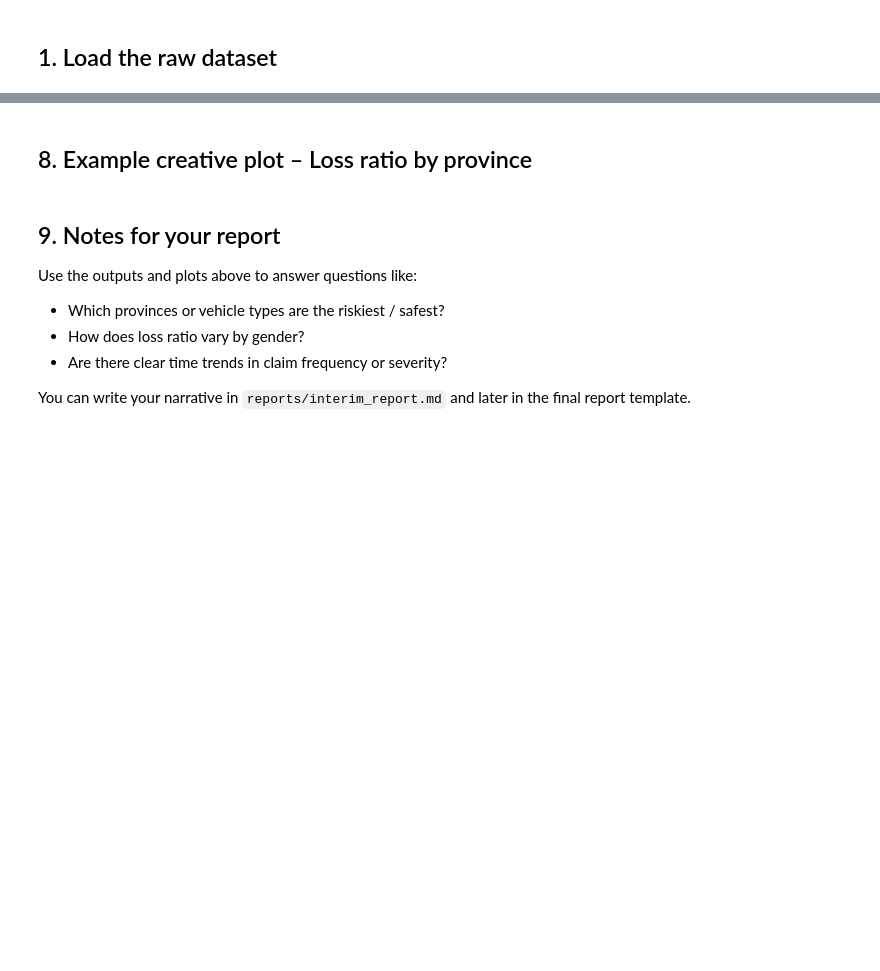
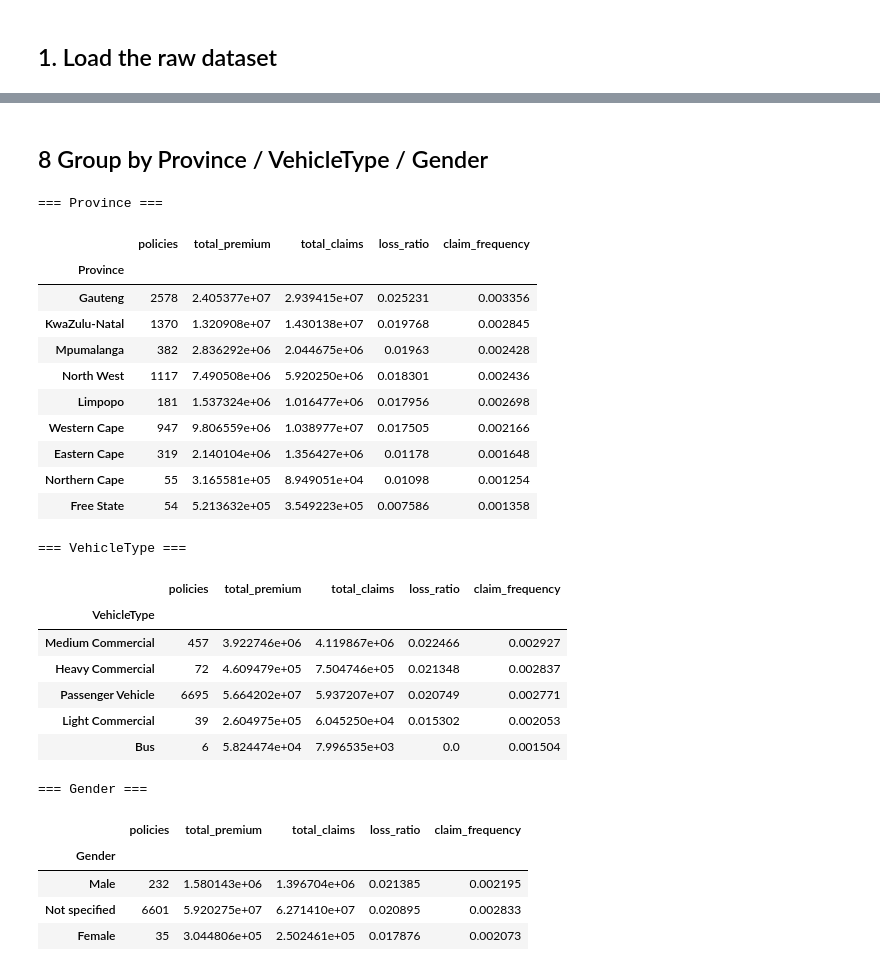
Before and after one commit to YEAB-G/ai-insurance-risk-analytics, a Jupyter notebook: notebooks/01_eda.ipynb, the cells around one changed output, grey strips where cells are left out. Saved outputs shown, nothing was run; the diff lists cells and outputs as text; code cells hidden in the pictures; blank space fills up the shorter version.

Commit message:
feat: finalize Task 1 EDA notebook

```diff
--- a/notebooks/01_eda.ipynb
+++ b/notebooks/01_eda.ipynb
@@ -66,18 +157,0 @@ if {"TotalPremium", "TotalClaims"}.issubset(df.columns):
-# %%
-group_cols = ["Province", "VehicleType", "Gender"]
-
-for col in group_cols:
-    if col in df.columns:
-        summary = (
-            df.groupby(col)
-            .agg(
-                policies=("PolicyID", "nunique") if "PolicyID" in df.columns else ("HasClaim", "count"),
-                total_premium=("TotalPremium", "sum"),
-                total_claims=("TotalClaims", "sum"),
-                loss_ratio=("LossRatio", "mean"),
-                claim_frequency=("HasClaim", "mean"),
-            )
-            .sort_values("loss_ratio", ascending=False)
-        )
-        print(f"\n=== {col} ===")
-        display(summary.head(10))
@@ -110,2 +157,0 @@ else:
-# %% [markdown]
-## 8. Example creative plot – Loss ratio by province
@@ -133,11 +158,49 @@ else:
-# %% [markdown]
-## 9. Notes for your report
-
-Use the outputs and plots above to answer questions like:
-
-- Which provinces or vehicle types are the riskiest / safest?
-- How does loss ratio vary by gender?
-- Are there clear time trends in claim frequency or severity?
-
-You can write your narrative in `reports/interim_report.md` and later
-in the final report template.
+# %% [markdown]
+## 8 Group by Province / VehicleType / Gender
+# %%
+group_cols = ["Province", "VehicleType", "Gender"]
+
+for col in group_cols:
+    if col in df.columns:
+        summary = (
+            df.groupby(col)
+            .agg(
+                policies=("PolicyID", "nunique"),
+                total_premium=("TotalPremium", "sum"),
+                total_claims=("TotalClaims", "sum"),
+                loss_ratio=("LossRatio", "mean"),
+                claim_frequency=("HasClaim", "mean"),
+            )
+            .sort_values("loss_ratio", ascending=False)
+        )
+        print(f"\n=== {col} ===")
+        display(summary.head(10))
+    else:
+        print(f"\nColumn '{col}' not found in the dataset.")
+# %% [output]
+=== Province ===
+|  | policies | total_premium | total_claims | loss_ratio | claim_frequency |
+| Province |  |  |  |  |  |
+| Gauteng | 2578 | 2.405377e+07 | 2.939415e+07 | 0.025231 | 0.003356 |
+| KwaZulu-Natal | 1370 | 1.320908e+07 | 1.430138e+07 | 0.019768 | 0.002845 |
+| Mpumalanga | 382 | 2.836292e+06 | 2.044675e+06 | 0.01963 | 0.002428 |
+| North West | 1117 | 7.490508e+06 | 5.920250e+06 | 0.018301 | 0.002436 |
+| Limpopo | 181 | 1.537324e+06 | 1.016477e+06 | 0.017956 | 0.002698 |
+| Western Cape | 947 | 9.806559e+06 | 1.038977e+07 | 0.017505 | 0.002166 |
+| Eastern Cape | 319 | 2.140104e+06 | 1.356427e+06 | 0.01178 | 0.001648 |
+| Northern Cape | 55 | 3.165581e+05 | 8.949051e+04 | 0.01098 | 0.001254 |
+| Free State | 54 | 5.213632e+05 | 3.549223e+05 | 0.007586 | 0.001358 |
+=== VehicleType ===
+|  | policies | total_premium | total_claims | loss_ratio | claim_frequency |
+| VehicleType |  |  |  |  |  |
+| Medium Commercial | 457 | 3.922746e+06 | 4.119867e+06 | 0.022466 | 0.002927 |
+| Heavy Commercial | 72 | 4.609479e+05 | 7.504746e+05 | 0.021348 | 0.002837 |
+| Passenger Vehicle | 6695 | 5.664202e+07 | 5.937207e+07 | 0.020749 | 0.002771 |
+| Light Commercial | 39 | 2.604975e+05 | 6.045250e+04 | 0.015302 | 0.002053 |
+| Bus | 6 | 5.824474e+04 | 7.996535e+03 | 0.0 | 0.001504 |
+=== Gender ===
+|  | policies | total_premium | total_claims | loss_ratio | claim_frequency |
+| Gender |  |  |  |  |  |
+| Male | 232 | 1.580143e+06 | 1.396704e+06 | 0.021385 | 0.002195 |
+| Not specified | 6601 | 5.920275e+07 | 6.271410e+07 | 0.020895 | 0.002833 |
+| Female | 35 | 3.044806e+05 | 2.502461e+05 | 0.017876 | 0.002073 |
```
Also changed, not shown: parts of 22 cells of this notebook.
